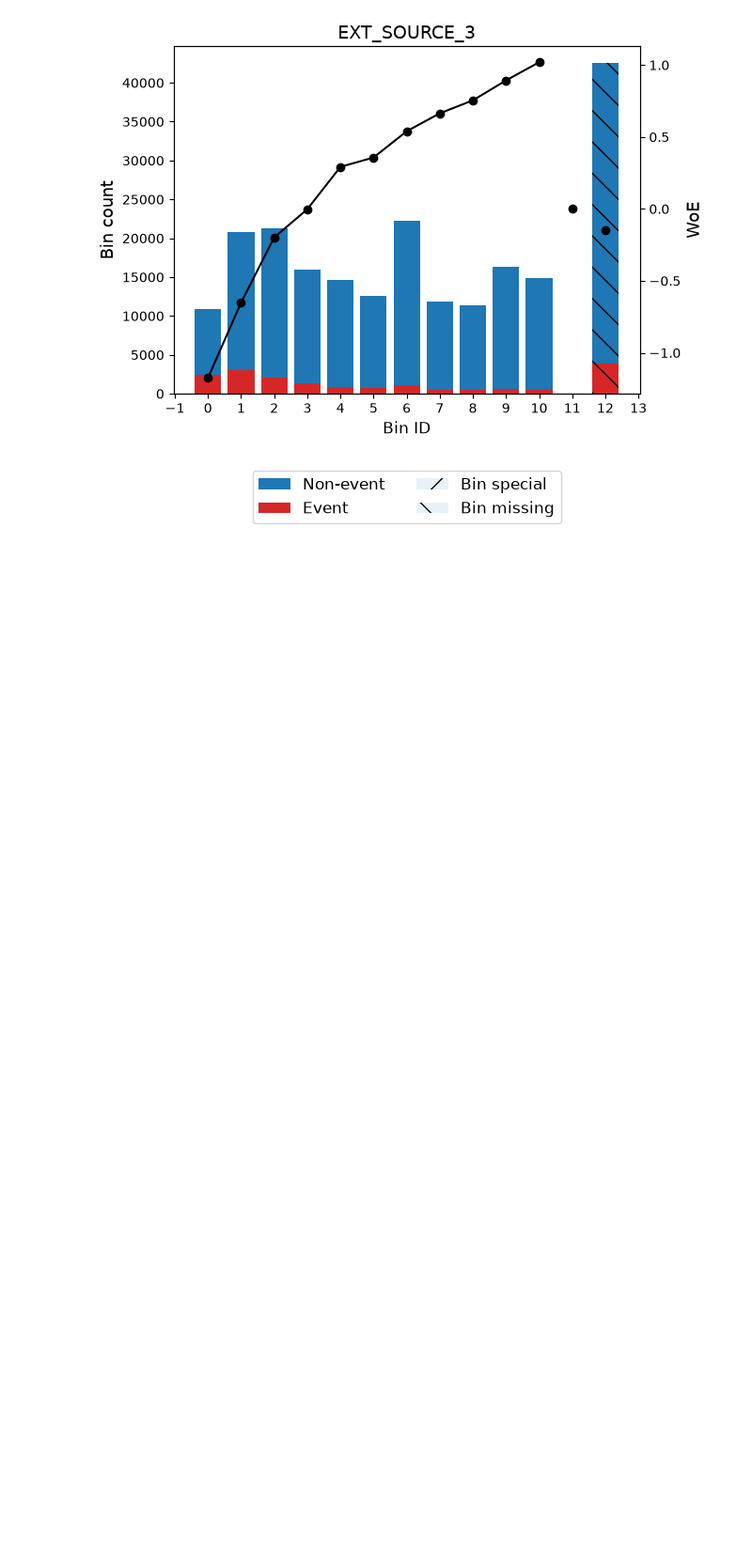
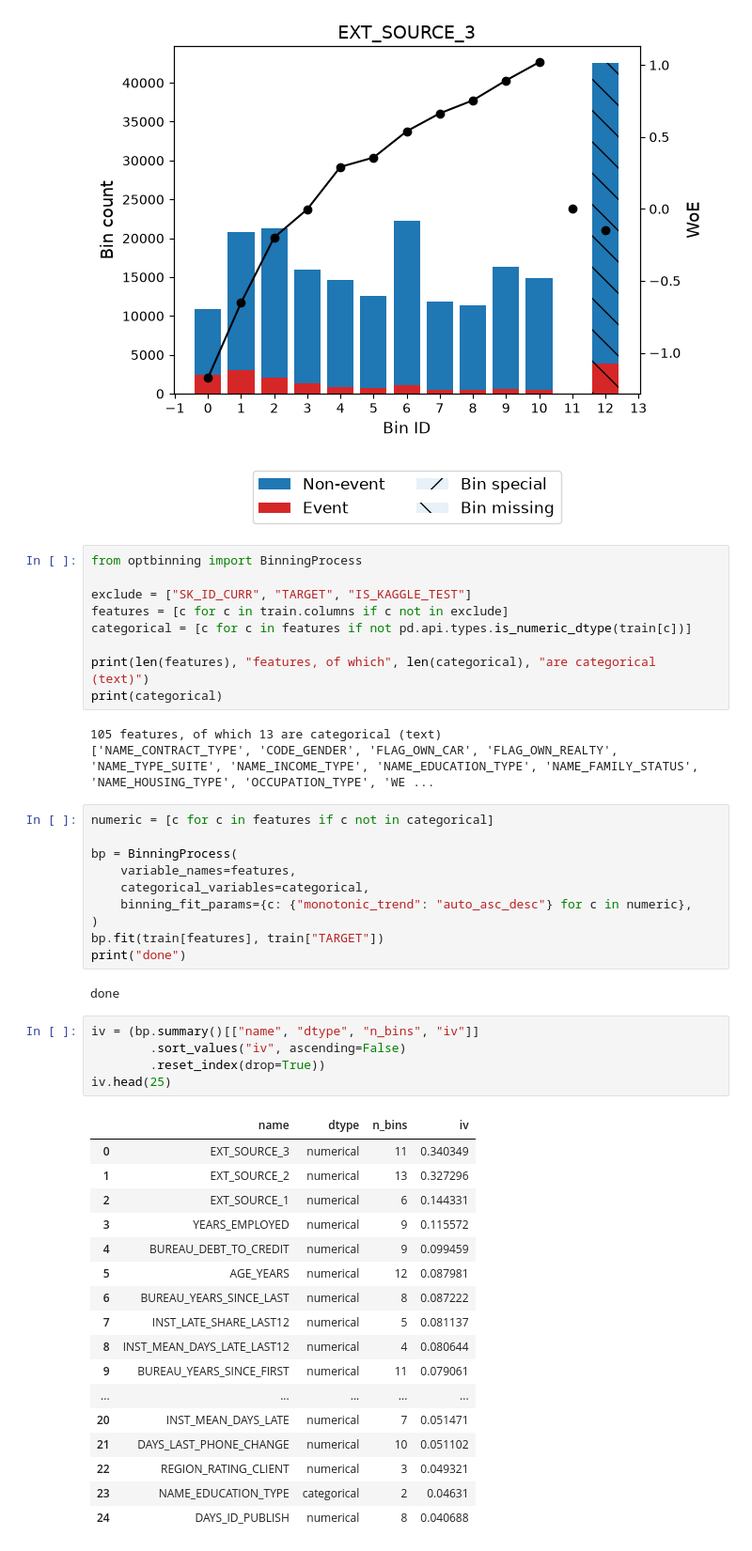
Before and after one commit to fizaaa86/Credit-risk-scorecard, a Jupyter notebook: notebooks/03_woe_binning.ipynb, the cells around one changed output. Shown at 94% size. Drawn from its saved outputs; the diff is of its cells as text; blank space fills up the shorter version.

Commit message:
Step 6: WoE binning for all features, IV ranking, correlation filter, 16 final features

```diff
--- a/notebooks/03_woe_binning.ipynb
+++ b/notebooks/03_woe_binning.ipynb
@@ -72,3 +72,50 @@ IV = 0.34
 optb.binning_table.plot(metric="woe")
 # %% [output]
 [figure]
+# %%
+from optbinning import BinningProcess
+
+exclude = ["SK_ID_CURR", "TARGET", "IS_KAGGLE_TEST"]
+features = [c for c in train.columns if c not in exclude]
+categorical = [c for c in features if not pd.api.types.is_numeric_dtype(train[c])]
+
+print(len(features), "features, of which", len(categorical), "are categorical (text)")
+print(categorical)
+# %% [output]
+105 features, of which 13 are categorical (text)
+['NAME_CONTRACT_TYPE', 'CODE_GENDER', 'FLAG_OWN_CAR', 'FLAG_OWN_REALTY', 'NAME_TYPE_SUITE', 'NAME_INCOME_TYPE', 'NAME_EDUCATION_TYPE', 'NAME_FAMILY_STATUS', 'NAME_HOUSING_TYPE', 'OCCUPATION_TYPE', 'WE ...
+# %%
+numeric = [c for c in features if c not in categorical]
+
+bp = BinningProcess(
+    variable_names=features,
+    categorical_variables=categorical,
+    binning_fit_params={c: {"monotonic_trend": "auto_asc_desc"} for c in numeric},
+)
+bp.fit(train[features], train["TARGET"])
+print("done")
+# %% [output]
+done
+# %%
+iv = (bp.summary()[["name", "dtype", "n_bins", "iv"]]
+        .sort_values("iv", ascending=False)
+        .reset_index(drop=True))
+iv.head(25)
+# %% [output]
+|  | name | dtype | n_bins | iv |
+| 0 | EXT_SOURCE_3 | numerical | 11 | 0.340349 |
+| 1 | EXT_SOURCE_2 | numerical | 13 | 0.327296 |
+| 2 | EXT_SOURCE_1 | numerical | 6 | 0.144331 |
+| 3 | YEARS_EMPLOYED | numerical | 9 | 0.115572 |
+| 4 | BUREAU_DEBT_TO_CREDIT | numerical | 9 | 0.099459 |
+| 5 | AGE_YEARS | numerical | 12 | 0.087981 |
+| 6 | BUREAU_YEARS_SINCE_LAST | numerical | 8 | 0.087222 |
+| 7 | INST_LATE_SHARE_LAST12 | numerical | 5 | 0.081137 |
+| 8 | INST_MEAN_DAYS_LATE_LAST12 | numerical | 4 | 0.080644 |
+| 9 | BUREAU_YEARS_SINCE_FIRST | numerical | 11 | 0.079061 |
+| ... | ... | ... | ... | ... |
+| 20 | INST_MEAN_DAYS_LATE | numerical | 7 | 0.051471 |
+| 21 | DAYS_LAST_PHONE_CHANGE | numerical | 10 | 0.051102 |
+| 22 | REGION_RATING_CLIENT | numerical | 3 | 0.049321 |
+| 23 | NAME_EDUCATION_TYPE | categorical | 2 | 0.04631 |
+| 24 | DAYS_ID_PUBLISH | numerical | 8 | 0.040688 |
```
Also changed, not shown: parts of 7 cells of this notebook, 2 other files.
